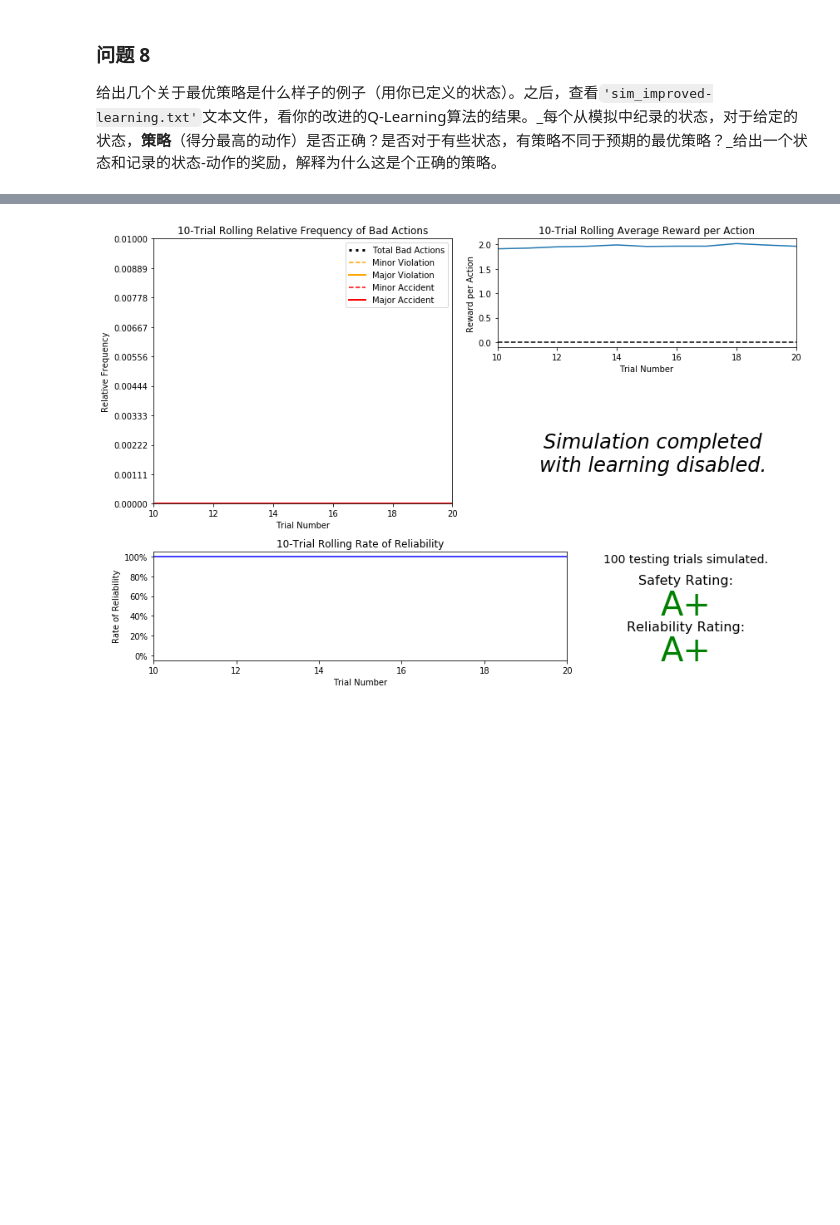
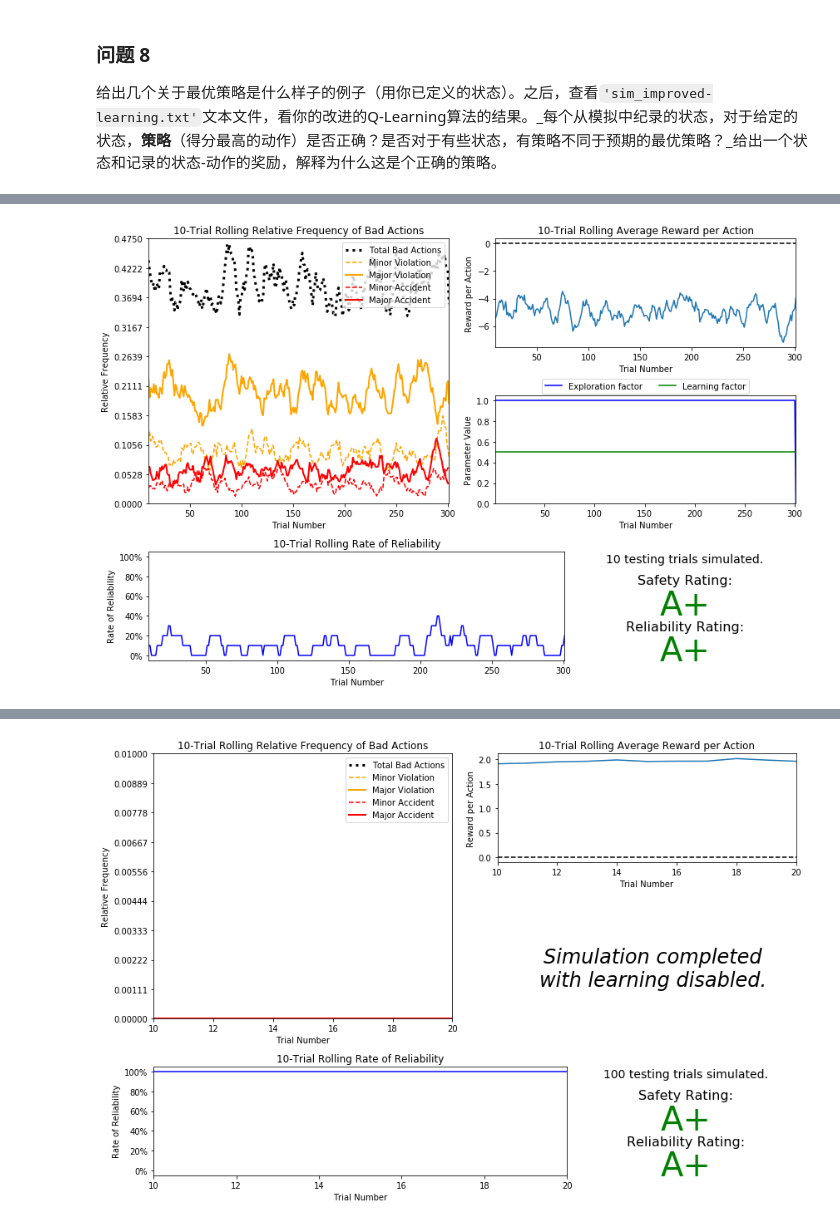
Before and after one commit to mtyylx/MLND, a Jupyter notebook: P4_Smart_Cab/smartcab.ipynb, the cells around one changed output, grey strips where cells are left out. Cells and saved outputs as stored; diff of their text form; code cells hidden in the pictures; blank space fills up the shorter version.

```diff
--- a/P4_Smart_Cab/smartcab.ipynb
+++ b/P4_Smart_Cab/smartcab.ipynb
@@ -534,3 +588,7 @@ print 'Q-Table Non-zero Item Count = {} / {}'.format(self.state_action_count, se
+# %%
+vs.plot_trials('sim_improved-learning.csv')
+# %% [output]
+[figure, added]
 # %% [markdown]
 ### 尝试硬编码驾驶逻辑（For Fun）
 
```
Also changed, not shown: parts of 9 cells of this notebook, 1 other file.
